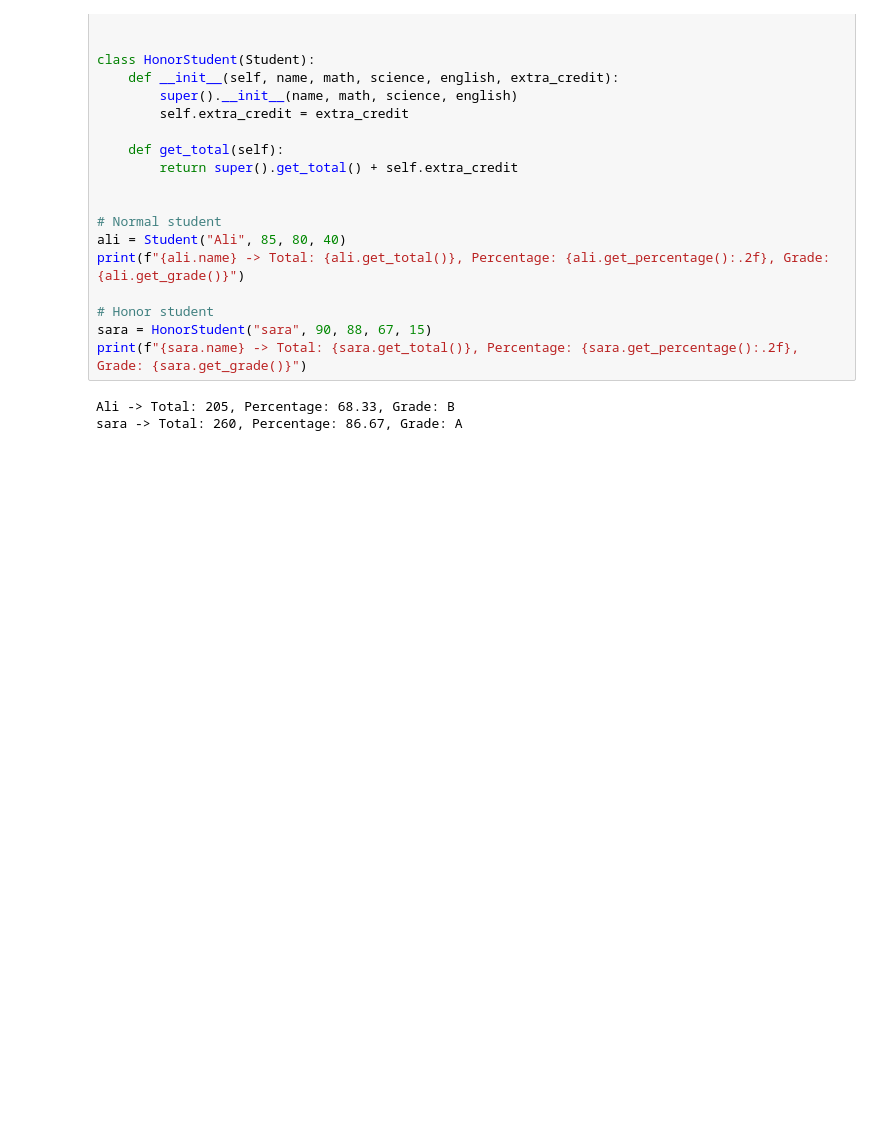
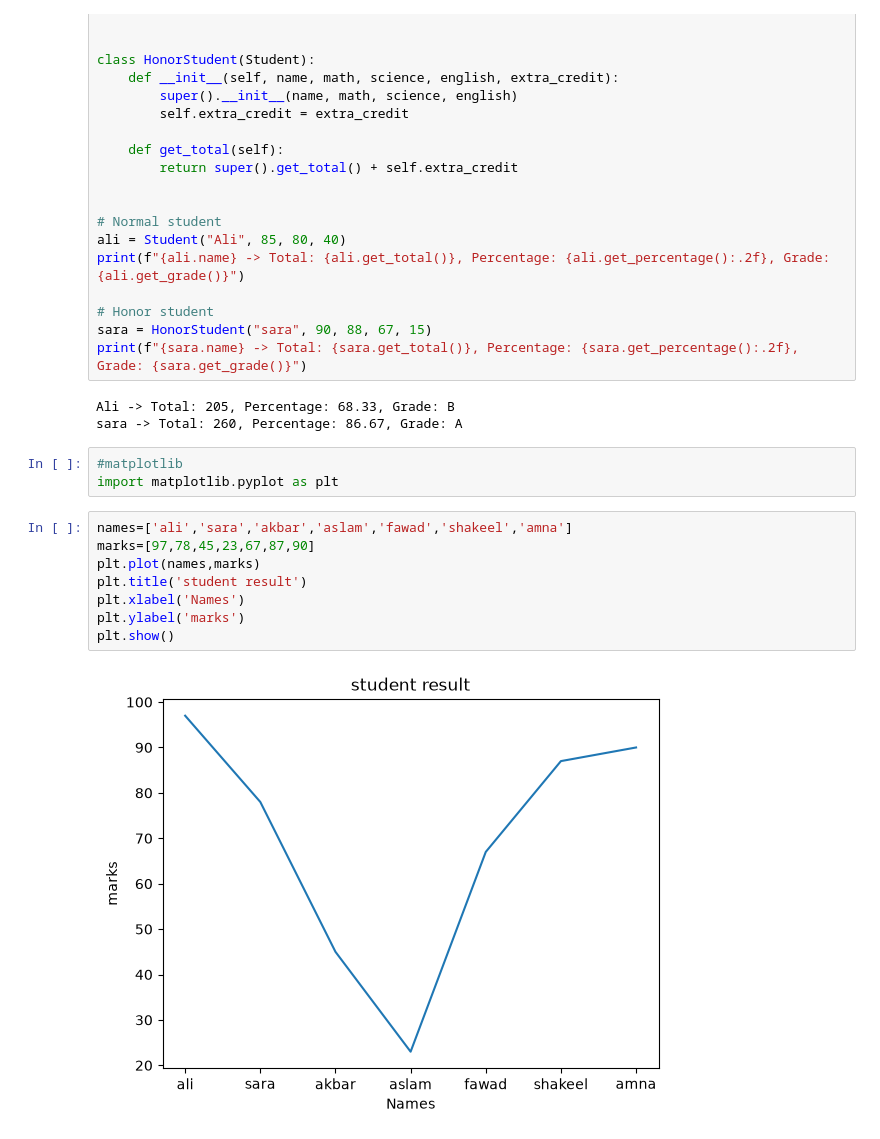
Before and after one commit to faadikhan958-ai/ML-Journey, a Jupyter notebook: student_performance_analyzer.ipynb, the cells around one changed output. Cells and saved outputs as stored; diff of their text form; blank space fills up the shorter version.

Commit message:
Day 13: Matplotlib - line, bar, subplots, scatter plot with outlier analysis

```diff
--- a/student_performance_analyzer.ipynb
+++ b/student_performance_analyzer.ipynb
@@ -258,3 +258,16 @@ print(f"{sara.name} -> Total: {sara.get_total()}, Percentage: {sara.get_percenta
 # %% [output]
 Ali -> Total: 205, Percentage: 68.33, Grade: B
 sara -> Total: 260, Percentage: 86.67, Grade: A
+# %%
+#matplotlib
+import matplotlib.pyplot as plt
+# %%
+names=['ali','sara','akbar','aslam','fawad','shakeel','amna']
+marks=[97,78,45,23,67,87,90]
+plt.plot(names,marks)
+plt.title('student result')
+plt.xlabel('Names')
+plt.ylabel('marks')
+plt.show()
+# %% [output]
+[figure, added]
```
Also changed, not shown: parts of 3 cells of this notebook, 2 other files.
